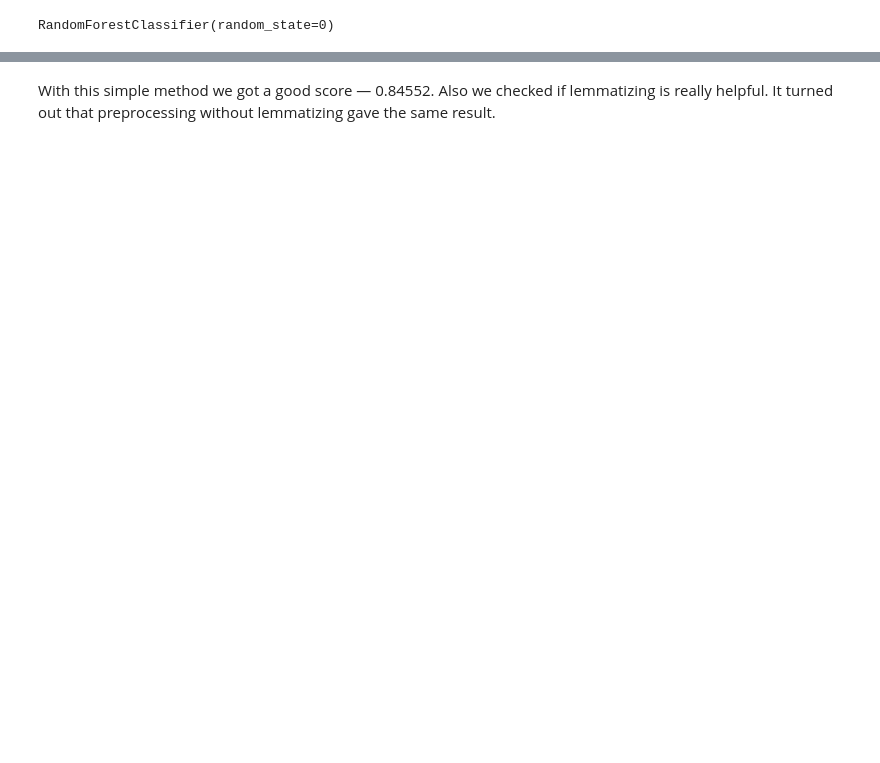
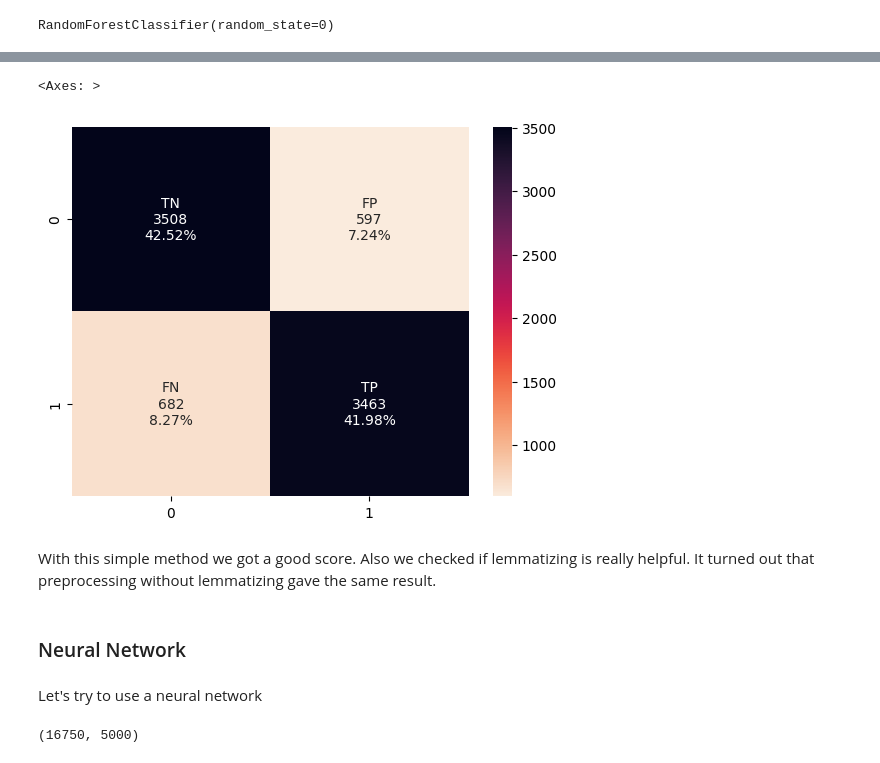
Before and after one commit to Kseymur/Bags_of_popcorn, a Jupyter notebook: NLP.ipynb, the cells around one changed output, grey strips where cells are left out. Cells and saved outputs as stored; diff of their text form; code cells hidden in the pictures; blank space fills up the shorter version.

```diff
--- a/NLP.ipynb
+++ b/NLP.ipynb
@@ -172,11 +150,13 @@ from sklearn.metrics import classification_report, accuracy_score
+# %%
+y = data.sentiment.to_numpy()
 # %%
 #split train data to train and validation sets
-X_train, X_test, y_train, y_test = train_test_split(train_data_features
-                                                    , data.sentiment, test_size=0.33, random_state=42)
+X_train, X_test, y_train, y_test = train_test_split(train_data_features,
+                                                    y, test_size=0.33, random_state=42)
 # %%
 #we are ready to learn 'rules' with Random Forest
 clf = RandomForestClassifier(verbose = 0, random_state=0)
-clf.fit(train_data_features, data.sentiment)
+clf.fit(X_train, y_train)
 # %% [output]
 RandomForestClassifier(random_state=0)
 # %%
@@ -224,2 +177,0 @@ test_data_features = test_data_features.toarray()
-# %%
-y_pred = clf.predict(test_data_features)
@@ -230,2 +178,24 @@ output.to_csv("Bag_of_Words_model.csv", index=False, quoting=3)
+# %%
+cf_matrix = confusion_matrix(y_test, y_pred)
+group_names = ['TN','FP','FN','TP']
+group_counts = ["{0:0.0f}".format(value) for value in
+                cf_matrix.flatten()]
+group_percentages = ["{0:.2%}".format(value) for value in
+                     cf_matrix.flatten()/np.sum(cf_matrix)]
+labels = [f"{v1}\n{v2}\n{v3}" for v1, v2, v3 in
+          zip(group_names,group_counts,group_percentages)]
+labels = np.asarray(labels).reshape(2,2)
+sns.heatmap(cf_matrix, annot=labels, fmt="", cmap='rocket_r')
+# %% [output]
+<Axes: >
+[figure, added]
 # %% [markdown]
-With this simple method we got a good score — 0.84552. Also we checked if lemmatizing is really helpful. It turned out that preprocessing without lemmatizing gave the same result.
+With this simple method we got a good score. Also we checked if lemmatizing is really helpful. It turned out that preprocessing without lemmatizing gave the same result.
+# %% [markdown]
+### Neural Network
+# %% [markdown]
+Let's try to use a neural network
+# %%
+X_train.shape
+# %% [output]
+(16750, 5000)
```
Also changed, not shown: parts of 36 cells of this notebook.
